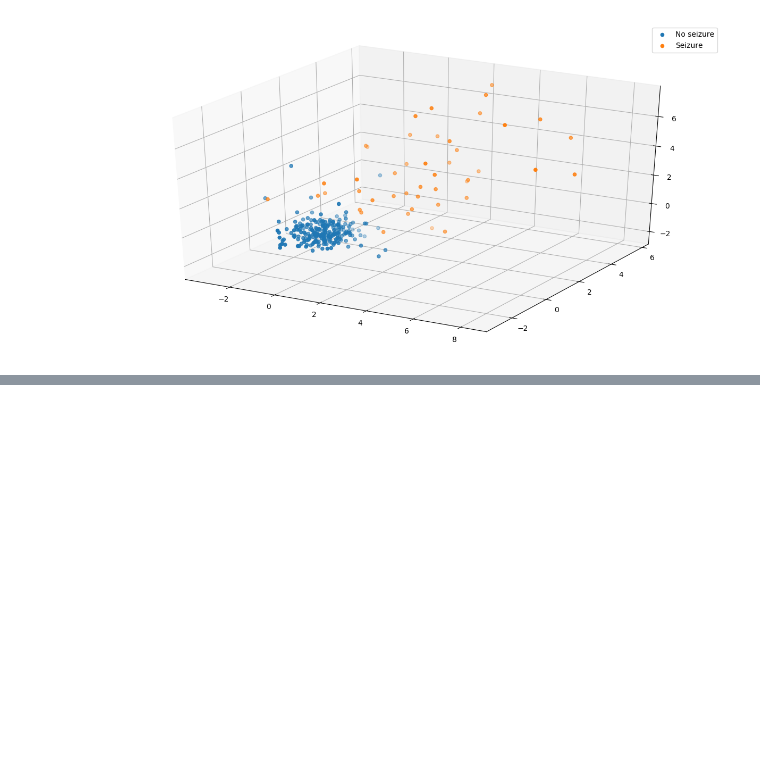
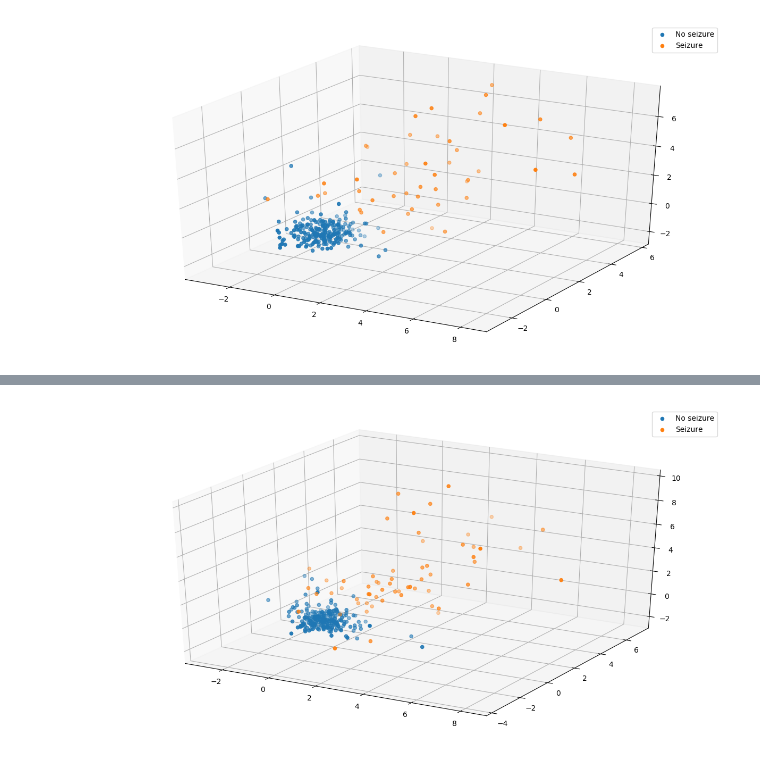
Before and after one commit to srom/ds, a Jupyter notebook: vae/Variational Auto-Encoder.ipynb, the cells around one changed output, grey strips where cells are left out. Saved outputs shown, nothing was run; the diff lists cells and outputs as text; code cells hidden in the pictures; blank space fills up the shorter version.

```diff
--- a/vae/Variational Auto-Encoder.ipynb
+++ b/vae/Variational Auto-Encoder.ipynb
@@ -166,0 +260,6 @@ plot_encoding(X_code[:n], y_train[:n])
+# %%
+sns.reset_orig()
+n = 300
+plot_encoding(X_code_test[:n], y_test[:n])
+# %% [output]
+[figure, added]
```
Also changed, not shown: parts of 16 cells of this notebook.
